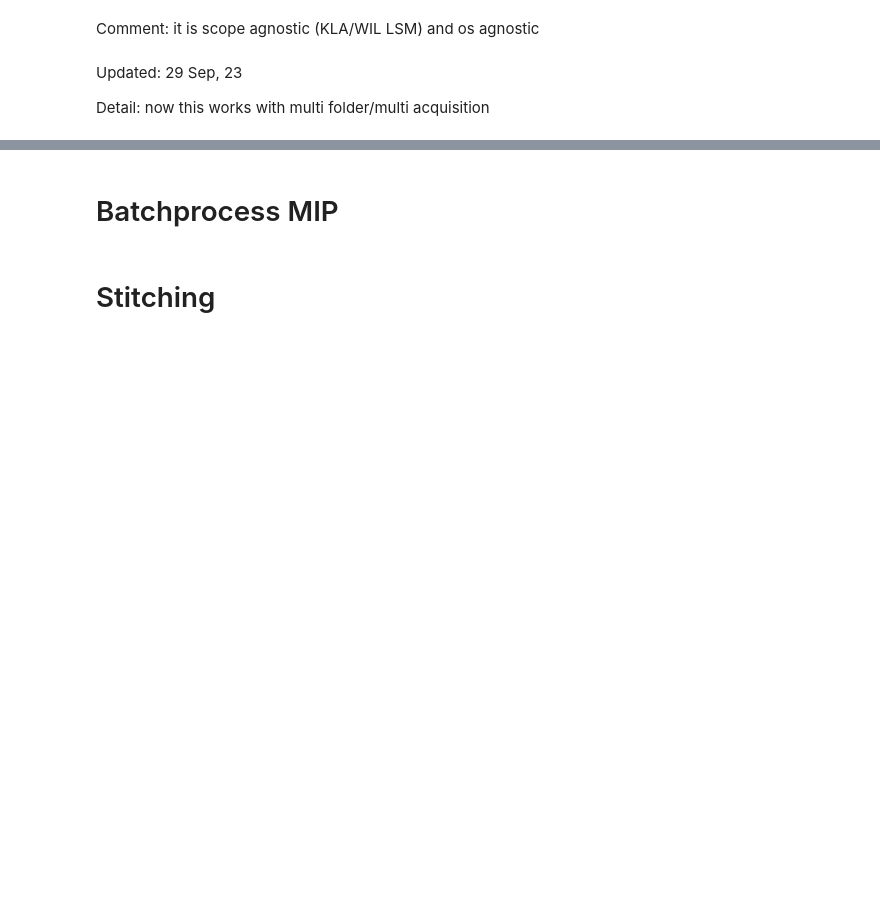
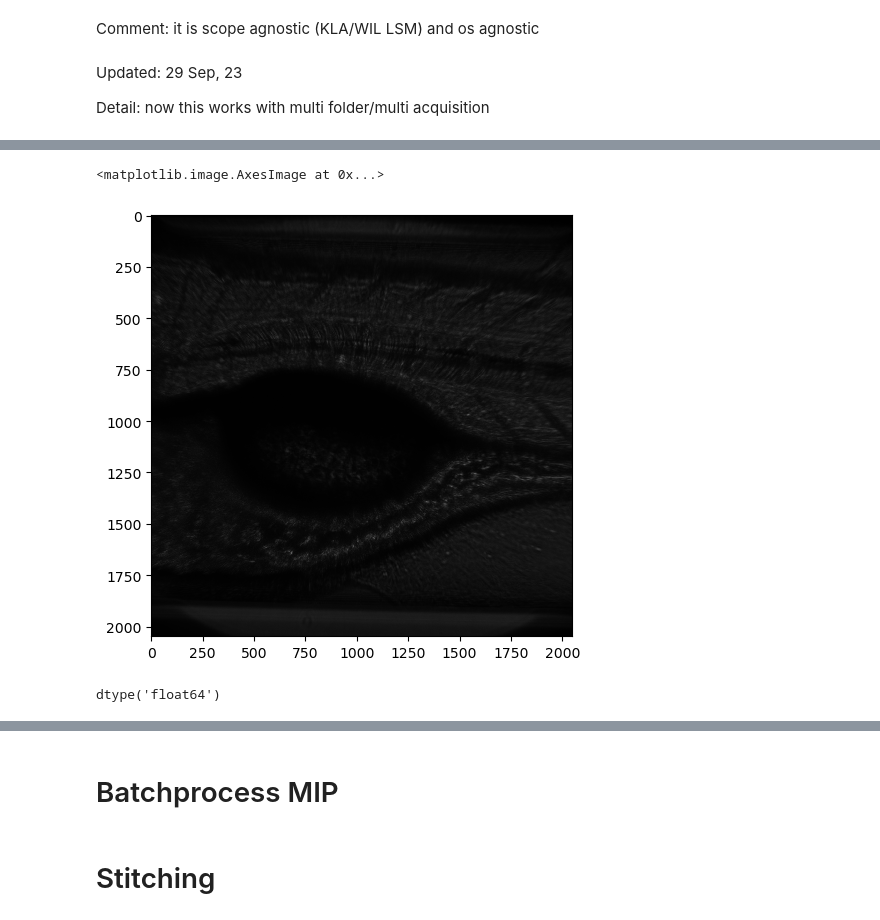
Before and after one commit to pamitabh/batch-processing, a Jupyter notebook: archive/visualize LSM img stacks in 2D.ipynb, the cells around one changed output, grey strips where cells are left out. Cells and saved outputs as stored; diff of their text form; code cells hidden in the pictures; blank space fills up the shorter version.

```diff
--- a/archive/visualize LSM img stacks in 2D.ipynb
+++ b/archive/visualize LSM img stacks in 2D.ipynb
@@ -28,0 +71,9 @@ import re
+# %%
+skimage.io.imshow(img)
+# %% [output]
+<matplotlib.image.AxesImage at 0x...>
+[figure, added]
+# %%
+img_bg_sub.dtype
+# %% [output]
+dtype('float64')
```
Also changed, not shown: parts of 10 cells of this notebook, 1 other file.
